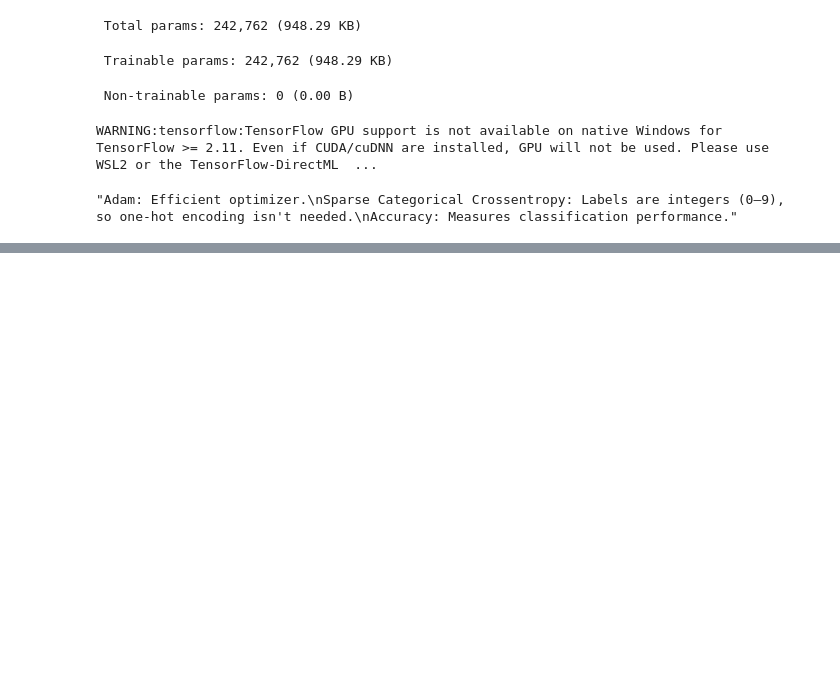
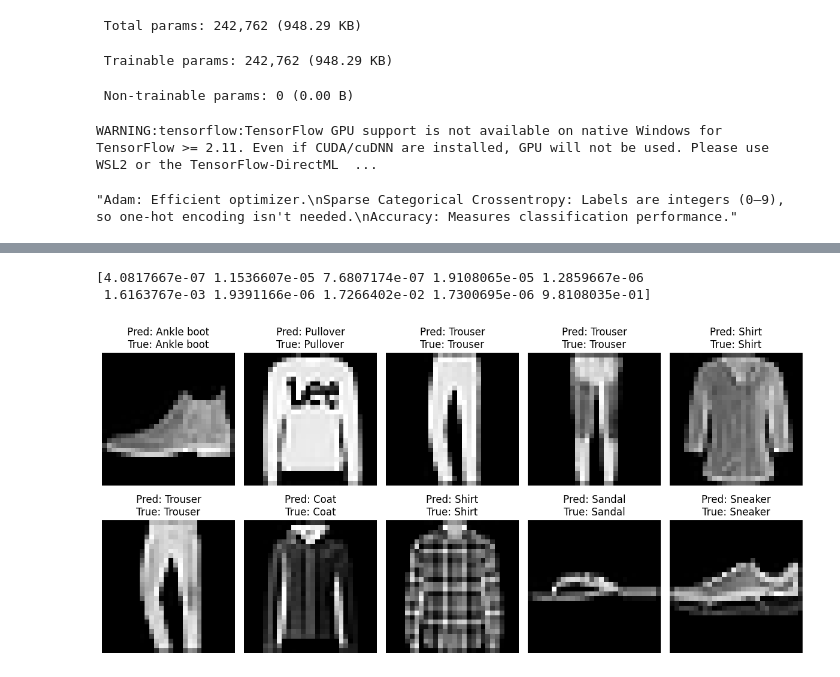
Before and after one commit to shibamacademics-ctrl/My_DeepLearning, a Jupyter notebook: Fashion.ipynb, the cells around one changed output, grey strips where cells are left out. Drawn from its saved outputs; the diff is of its cells as text; code cells hidden in the pictures; blank space fills up the shorter version.

```diff
--- a/Fashion.ipynb
+++ b/Fashion.ipynb
@@ -137,0 +147,5 @@ Test Loss: 0.37649616599082947
+# %%
+print(predictions[0])
+# %% [output]
+[4.0817667e-07 1.1536607e-05 7.6807174e-07 1.9108065e-05 1.2859667e-06
+ 1.6163767e-03 1.9391166e-06 1.7266402e-02 1.7300695e-06 9.8108035e-01]
@@ -137,0 +154,17 @@ Test Loss: 0.37649616599082947
+# %%
+class_names = [
+    "T-shirt/top", "Trouser", "Pullover", "Dress", "Coat",
+    "Sandal", "Shirt", "Sneaker", "Bag", "Ankle boot"
+]
+plt.figure(figsize=(12,6))
+
+for i in range(10):
+    plt.subplot(2,5,i+1)
+    plt.imshow(X_test[i], cmap='gray')
+    plt.title(f"Pred: {class_names[predicted_labels[i]]}\nTrue: {class_names[y_test[i]]}")
+    plt.axis("off")
+
+plt.tight_layout()
+plt.show()
+# %% [output]
+[figure, added]
```
Also changed, not shown: parts of 11 cells of this notebook, 1 other file.
